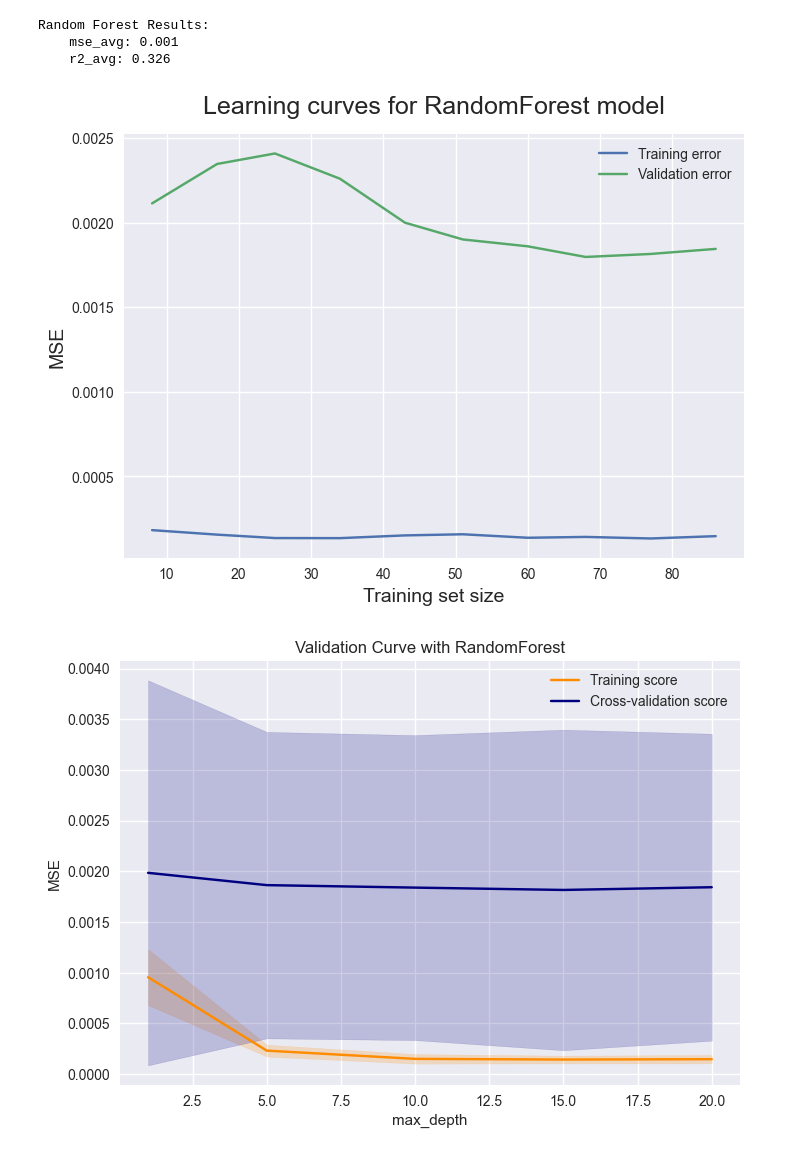
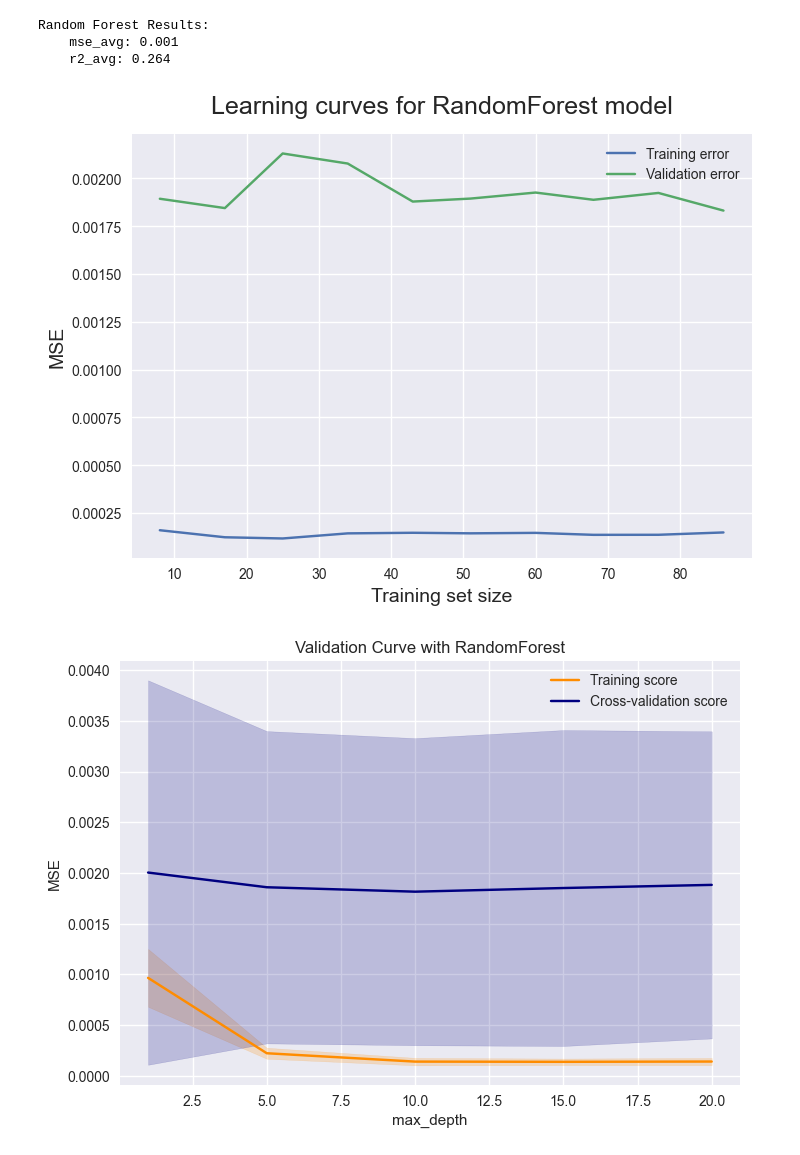
Before and after one commit to dkStephanos/3pp-predictions, a Jupyter notebook: prediction.ipynb, the cells around one changed output. Drawn from its saved outputs; the diff is of its cells as text; code cells hidden in the pictures.

```diff
--- a/prediction.ipynb
+++ b/prediction.ipynb
@@ -39,26 +58,26 @@ The results for NN with settings:
 # %%
 from code.prediction.ML.RandomForest import RandomForest
 
 # Instantiate and train the Decision Tree model
 random_forest_model = RandomForest()
 random_forest_model.set_data(df.copy(), TARGET_COL)
-random_forest_results = random_forest_model.get_avg_metrics_for_n_iterations(5, 0.3)
+random_forest_results = random_forest_model.get_avg_metrics_for_n_iterations(1000, 0.25)
 print(f"""Random Forest Results:
     mse_avg: {random_forest_results[0]}
     r2_avg: {random_forest_results[1]}
     """)
 
 # Generate learning curve
 random_forest_model.get_learning_curve()
 
 # Generate validation curve (specify the parameter and its range)
 random_forest_model.get_validation_curve(param_name="max_depth", param_range=[1, 5, 10, 15, 20])
 # %% [output]
 Random Forest Results:
     mse_avg: 0.001
-    r2_avg: 0.326
+    r2_avg: 0.264
-[figure, old version]
+[figure, new version]
-[figure, old version]
+[figure, new version]
 # %%
 from code.prediction.ML.LinearRegression import LinearRegression
 
```
Also changed, not shown: parts of 4 cells of this notebook.
